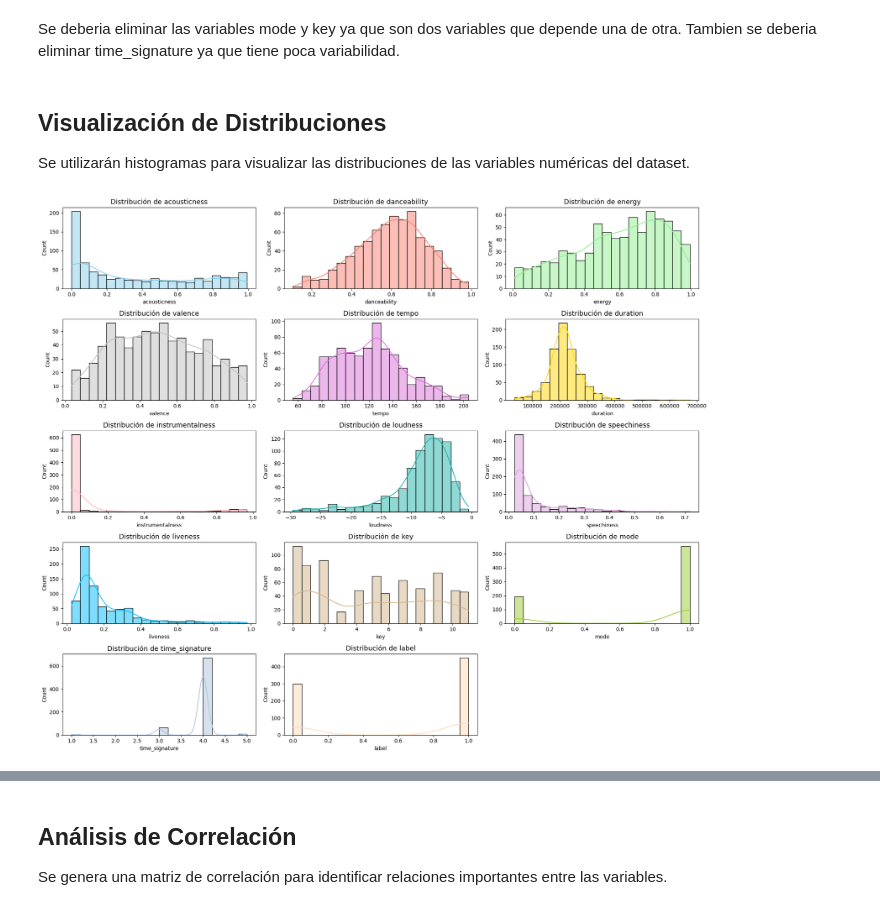
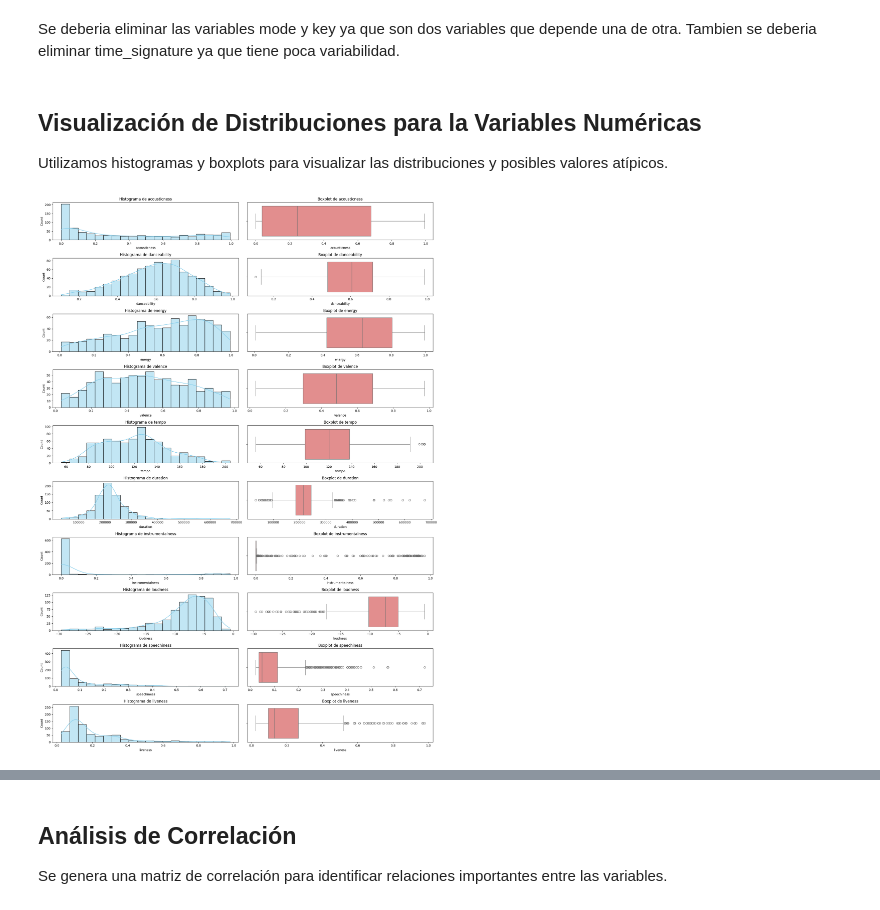
Before and after one commit to jonathancagua/CEIA-ADD, a Jupyter notebook: tp_spotify.ipynb, the cells around one changed output, grey strips where cells are left out. Cells and saved outputs as stored; diff of their text form; code cells hidden in the pictures.

Commit message:
Added graphics distribution for numerical and categorical variables
Signed-off-by: Luciano Adassus <lucianoadassus@LUCIANOADASSUS.fibertel.com.ar>

```diff
--- a/tp_spotify.ipynb
+++ b/tp_spotify.ipynb
@@ -284,29 +284,33 @@ Columna time_signature: 89.47% del valor más común
 Se deberia eliminar las variables mode y key ya que son dos variables que depende una de otra.
 Tambien se deberia eliminar time_signature ya que tiene poca variabilidad.
 # %% [markdown]
-## Visualización de Distribuciones
+## Visualización de Distribuciones para la Variables Numéricas
 
-Se utilizarán histogramas para visualizar las distribuciones de las variables numéricas del dataset.
+Utilizamos histogramas y boxplots para visualizar las distribuciones y posibles valores atípicos.
 # %%
 import seaborn as sns
 import matplotlib.pyplot as plt
 
-# Variables para graficar
-variables = ['acousticness', 'danceability', 'energy', 'valence', 'tempo', 'duration', 'instrumentalness', 'loudness',
-             'speechiness', 'liveness', 'key', 'mode', 'time_signature', 'label']
+# Variables numéricas
+variables_numericas = ['acousticness', 'danceability', 'energy', 'valence', 'tempo', 'duration',
+                       'instrumentalness', 'loudness', 'speechiness', 'liveness']
 
-# Colores para cada gráfico
-colores = ['skyblue', 'salmon', 'lightgreen', 'silver', 'orchid', 'gold', 'lightpink', 'lightseagreen',
-           'plum', 'deepskyblue', 'tan', 'yellowgreen', 'lightsteelblue', 'peachpuff']
+# Crear un gráfico para cada variable numérica
+plt.figure(figsize=(18, 25))
 
-# Crear un gráfico para cada variable con un color diferente
-plt.figure(figsize=(18, 15))
-for i, (variable, color) in enumerate(zip(variables, colores), 1):
-    plt.subplot(5, 3, i)
-    sns.histplot(spotify_df[variable], bins=20, kde=True, color=color)
-    plt.title(f'Distribución de {variable}', fontsize=13)
+for i, variable in enumerate(variables_numericas, 1):
+    # Histograma
+    plt.subplot(10, 2, i*2-1)
+    sns.histplot(spotify_df[variable], bins=20, kde=True, color='skyblue')
+    plt.title(f'Histograma de {variable}')
+
+    # Boxplot
+    plt.subplot(10, 2, i*2)
+    sns.boxplot(x=spotify_df[variable], color='lightcoral')
+    plt.title(f'Boxplot de {variable}')
+
 plt.tight_layout()
 plt.show()
 # %% [output]
-[figure, old version]
+[figure, new version]
 # %% [markdown]
```
Also changed, not shown: parts of 5 cells of this notebook.
